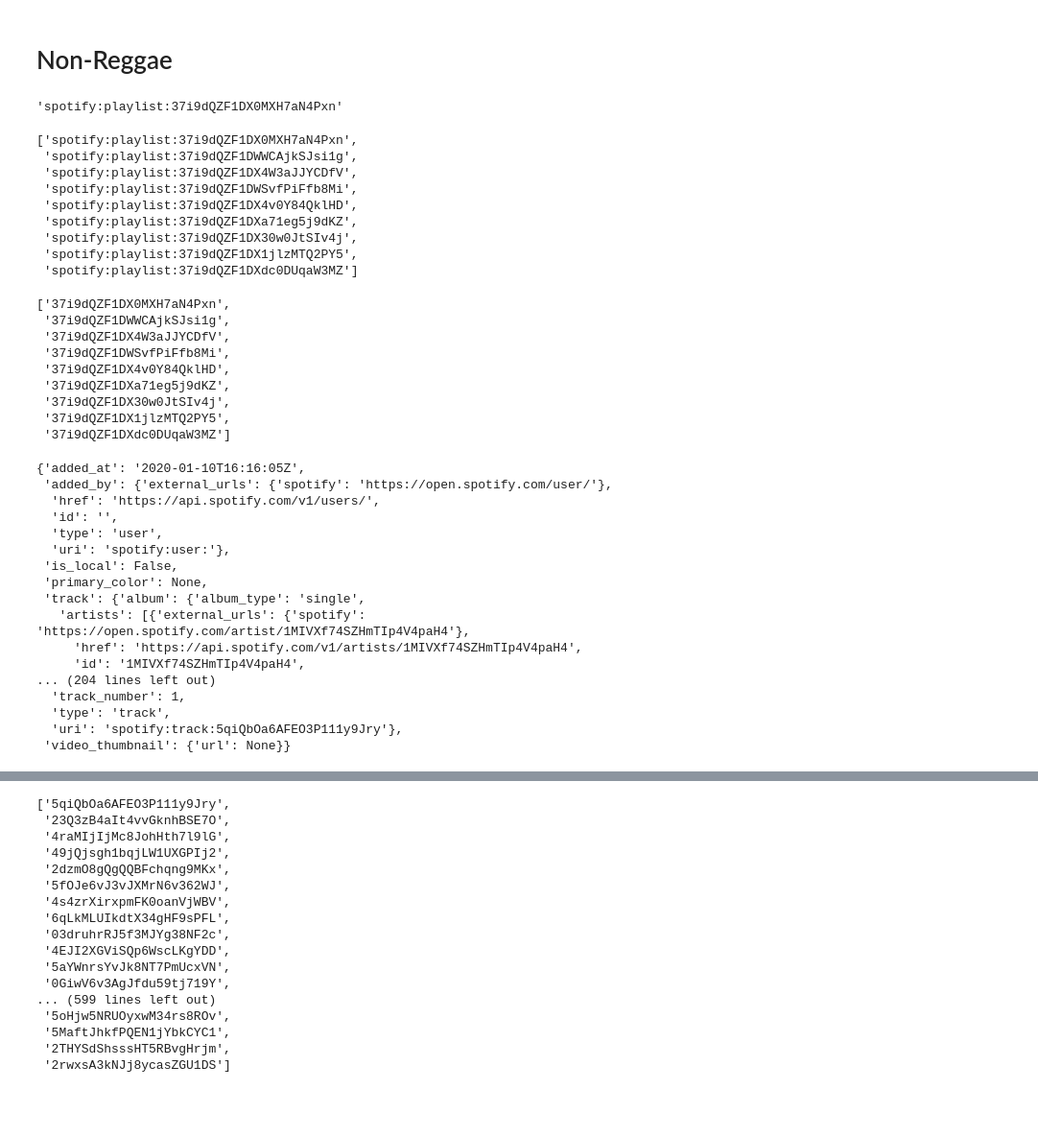
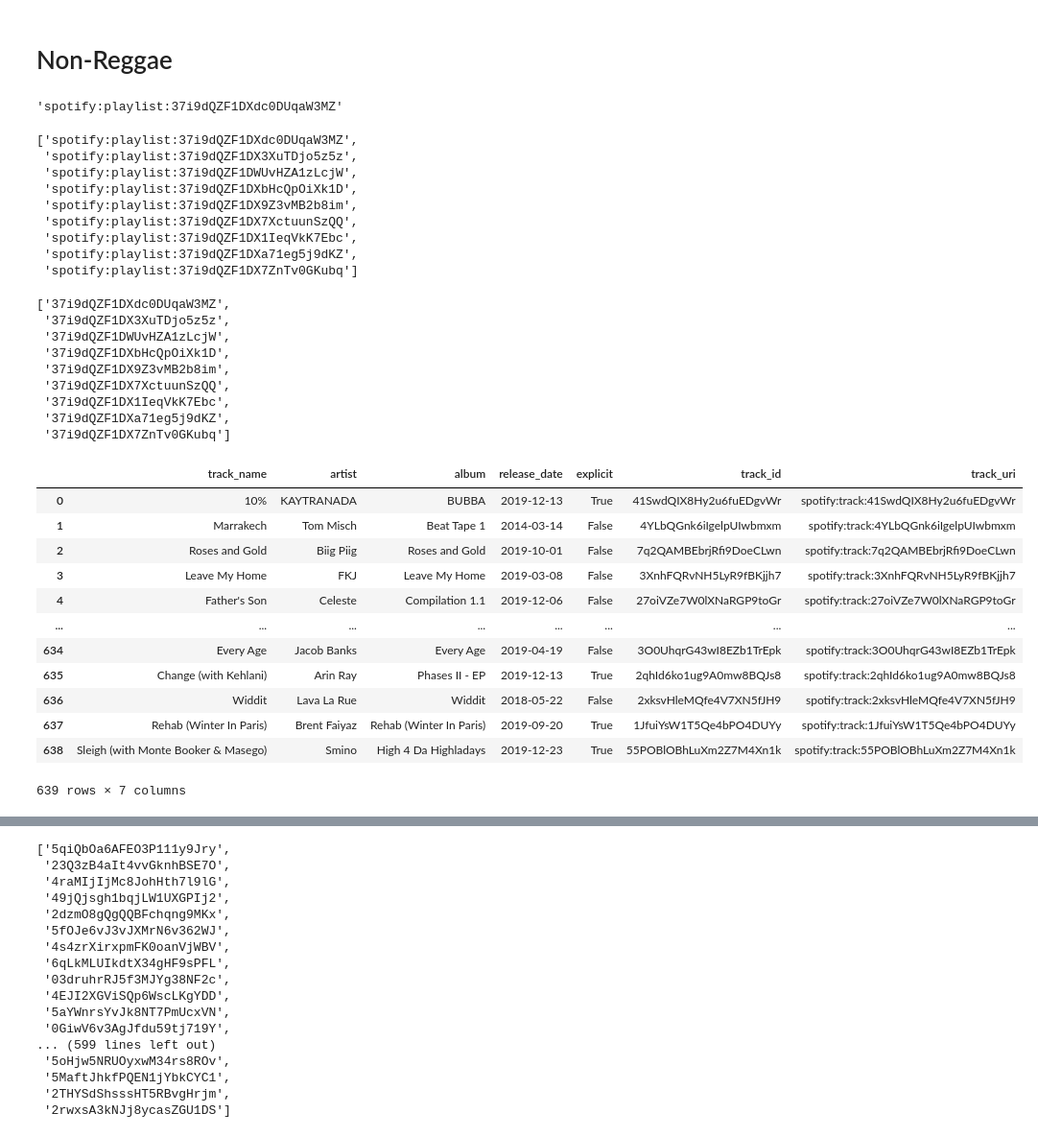
Before and after one commit to zarialevi/ClassifyingMusic, a Jupyter notebook: spotify_tests_clean.ipynb, the cells around one changed output, grey strips where cells are left out. Shown: that part at 96% size. Saved outputs shown, nothing was run; the diff lists cells and outputs as text; code cells hidden in the pictures; blank space fills up the shorter version.

```diff
--- a/spotify_tests_clean.ipynb
+++ b/spotify_tests_clean.ipynb
@@ -343,7 +340,7 @@ artists_edit.append(re.sub('\s+', '%20', artist))
 # %% [markdown]
 # Non-Reggae
 # %%
-r = requests.get("https://api.spotify.com/v1/browse/featured-playlists?country=gb&timestamp=2019-06-01T00%3A00%3A00&limit=50&offset=0",
+r = requests.get("https://api.spotify.com/v1/browse/featured-playlists?country=gb&timestamp=2019-07-01T00%3A00%3A00&limit=50&offset=0",
              headers={ "Accept": "application/json", "Content-Type": "application/json", "Authorization":
                       oath})
 
@@ -351,7 +348,7 @@ data =r.json()
 # %%
 data['playlists']['items'][0]['uri']
 # %% [output]
-'spotify:playlist:37i9dQZF1DX0MXH7aN4Pxn'
+'spotify:playlist:37i9dQZF1DXdc0DUqaW3MZ'
 # %%
 
 random_playlists = []
@@ -361,15 +358,15 @@ for x in range(0,9):
 
 random_playlists
 # %% [output]
-['spotify:playlist:37i9dQZF1DX0MXH7aN4Pxn',
- 'spotify:playlist:37i9dQZF1DWWCAjkSJsi1g',
- 'spotify:playlist:37i9dQZF1DX4W3aJJYCDfV',
- 'spotify:playlist:37i9dQZF1DWSvfPiFfb8Mi',
- 'spotify:playlist:37i9dQZF1DX4v0Y84QklHD',
+['spotify:playlist:37i9dQZF1DXdc0DUqaW3MZ',
+ 'spotify:playlist:37i9dQZF1DX3XuTDjo5z5z',
+ 'spotify:playlist:37i9dQZF1DWUvHZA1zLcjW',
+ 'spotify:playlist:37i9dQZF1DXbHcQpOiXk1D',
+ 'spotify:playlist:37i9dQZF1DX9Z3vMB2b8im',
+ 'spotify:playlist:37i9dQZF1DX7XctuunSzQQ',
+ 'spotify:playlist:37i9dQZF1DX1IeqVkK7Ebc',
  'spotify:playlist:37i9dQZF1DXa71eg5j9dKZ',
- 'spotify:playlist:37i9dQZF1DX30w0JtSIv4j',
- 'spotify:playlist:37i9dQZF1DX1jlzMTQ2PY5',
- 'spotify:playlist:37i9dQZF1DXdc0DUqaW3MZ']
+ 'spotify:playlist:37i9dQZF1DX7ZnTv0GKubq']
 # %%
 plays = []
 
@@ -378,37 +375,33 @@ for x in range(len(random_playlists)):
 # %%
 plays
 # %% [output]
-['37i9dQZF1DX0MXH7aN4Pxn',
- '37i9dQZF1DWWCAjkSJsi1g',
- '37i9dQZF1DX4W3aJJYCDfV',
- '37i9dQZF1DWSvfPiFfb8Mi',
- '37i9dQZF1DX4v0Y84QklHD',
+['37i9dQZF1DXdc0DUqaW3MZ',
+ '37i9dQZF1DX3XuTDjo5z5z',
+ '37i9dQZF1DWUvHZA1zLcjW',
+ '37i9dQZF1DXbHcQpOiXk1D',
+ '37i9dQZF1DX9Z3vMB2b8im',
+ '37i9dQZF1DX7XctuunSzQQ',
+ '37i9dQZF1DX1IeqVkK7Ebc',
  '37i9dQZF1DXa71eg5j9dKZ',
- '37i9dQZF1DX30w0JtSIv4j',
- '37i9dQZF1DX1jlzMTQ2PY5',
- '37i9dQZF1DXdc0DUqaW3MZ']
+ '37i9dQZF1DX7ZnTv0GKubq']
 # %%
-random_df = get_tracks_from_playlist(plays)
+random_df = api.get_tracks_from_playlist(plays)
 # %%
-random_df[0]['']
+random_df
 # %% [output]
+|  | track_name | artist | album | release_date | explicit | track_id | track_uri |
+| 0 | 10% | KAYTRANADA | BUBBA | 2019-12-13 | True | 41SwdQIX8Hy2u6fuEDgvWr | spotify:track:41SwdQIX8Hy2u6fuEDgvWr |
+| 1 | Marrakech | Tom Misch | Beat Tape 1 | 2014-03-14 | False | 4YLbQGnk6iIgelpUIwbmxm | spotify:track:4YLbQGnk6iIgelpUIwbmxm |
+| 2 | Roses and Gold | Biig Piig | Roses and Gold | 2019-10-01 | False | 7q2QAMBEbrjRfi9DoeCLwn | spotify:track:7q2QAMBEbrjRfi9DoeCLwn |
+| 3 | Leave My Home | FKJ | Leave My Home | 2019-03-08 | False | 3XnhFQRvNH5LyR9fBKjjh7 | spotify:track:3XnhFQRvNH5LyR9fBKjjh7 |
+| 4 | Father's Son | Celeste | Compilation 1.1 | 2019-12-06 | False | 27oiVZe7W0lXNaRGP9toGr | spotify:track:27oiVZe7W0lXNaRGP9toGr |
+| ... | ... | ... | ... | ... | ... | ... | ... |
+| 634 | Every Age | Jacob Banks | Every Age | 2019-04-19 | False | 3O0UhqrG43wI8EZb1TrEpk | spotify:track:3O0UhqrG43wI8EZb1TrEpk |
+| 635 | Change (with Kehlani) | Arin Ray | Phases II - EP | 2019-12-13 | True | 2qhId6ko1ug9A0mw8BQJs8 | spotify:track:2qhId6ko1ug9A0mw8BQJs8 |
+| 636 | Widdit | Lava La Rue | Widdit | 2018-05-22 | False | 2xksvHleMQfe4V7XN5fJH9 | spotify:track:2xksvHleMQfe4V7XN5fJH9 |
+| 637 | Rehab (Winter In Paris) | Brent Faiyaz | Rehab (Winter In Paris) | 2019-09-20 | True | 1JfuiYsW1T5Qe4bPO4DUYy | spotify:track:1JfuiYsW1T5Qe4bPO4DUYy |
+| 638 | Sleigh (with Monte Booker & Masego) | Smino | High 4 Da Highladays | 2019-12-23 | True | 55POBlOBhLuXm2Z7M4Xn1k | spotify:track:55POBlOBhLuXm2Z7M4Xn1k |
-{'added_at': '2020-01-10T16:16:05Z',
- 'added_by': {'external_urls': {'spotify': 'https://open.spotify.com/user/'},
-  'href': 'https://api.spotify.com/v1/users/',
-  'id': '',
-  'type': 'user',
-  'uri': 'spotify:user:'},
- 'is_local': False,
- 'primary_color': None,
- 'track': {'album': {'album_type': 'single',
-   'artists': [{'external_urls': {'spotify': 'https://open.spotify.com/artist/1MIVXf74SZHmTIp4V4paH4'},
-     'href': 'https://api.spotify.com/v1/artists/1MIVXf74SZHmTIp4V4paH4',
-     'id': '1MIVXf74SZHmTIp4V4paH4',
-... (204 lines left out)
-  'track_number': 1,
-  'type': 'track',
-  'uri': 'spotify:track:5qiQbOa6AFEO3P111y9Jry'},
- 'video_thumbnail': {'url': None}}
+639 rows × 7 columns
 # %%
 ply = []
 trk = []
```
Also changed, not shown: parts of 2 cells of this notebook, 5 other files.
